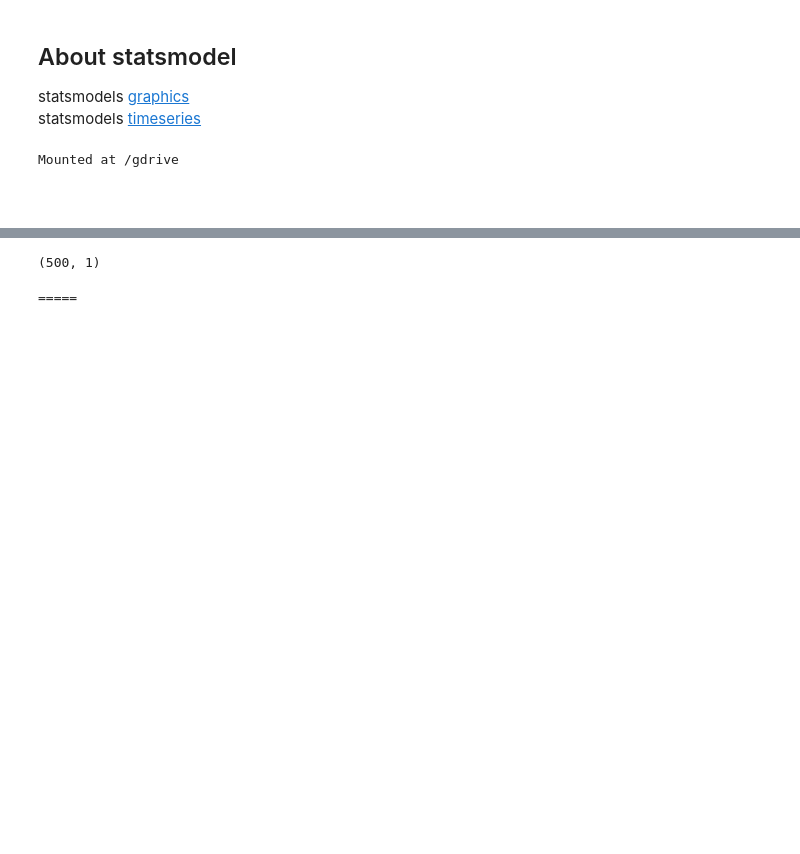
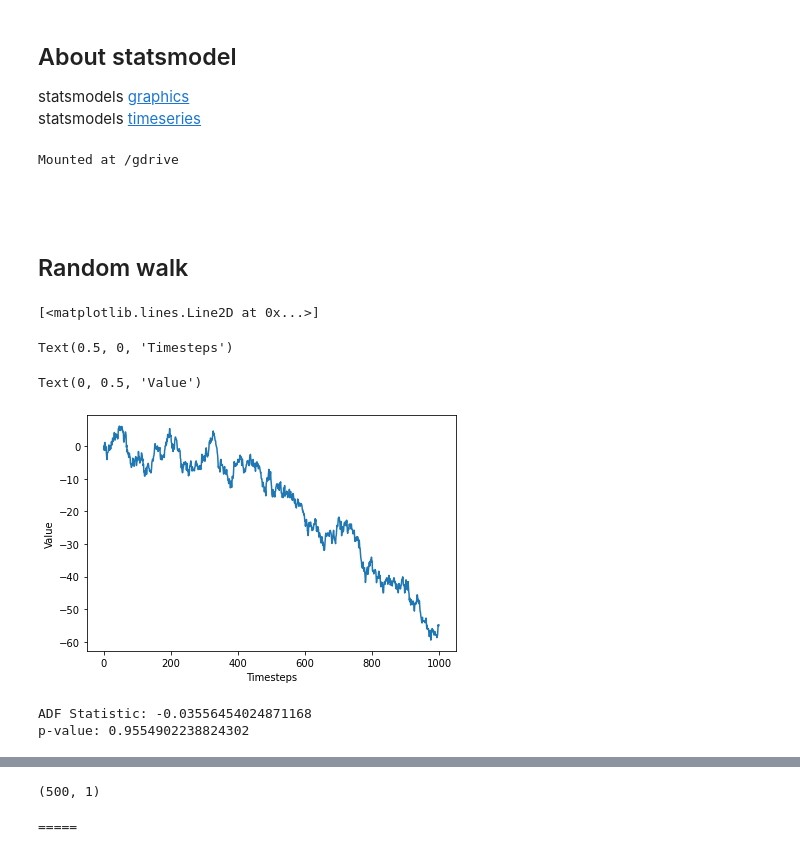
Before and after one commit to harnalashok/timeseries, a Jupyter notebook: CH04.ipynb, the cells around one changed output, grey strips where cells are left out. Drawn from its saved outputs; the diff is of its cells as text; code cells hidden in the pictures; blank space fills up the shorter version.

```diff
--- a/CH04.ipynb
+++ b/CH04.ipynb
@@ -33,3 +34,30 @@ Mounted at /gdrive
 # %%
 path = "/gdrive/MyDrive/Colab_data_files/time_series"
 path = pathlib.Path(path)
+# %% [markdown]
+## Random walk
+# %%
+steps = np.random.standard_normal(1000)
+steps[0]=0
+random_walk = np.cumsum(steps)
+# %%
+fig, ax = plt.subplots()
+
+ax.plot(random_walk)
+ax.set_xlabel('Timesteps')
+ax.set_ylabel('Value')
+
+plt.tight_layout()
+# %% [output]
+[<matplotlib.lines.Line2D at 0x...>]
+Text(0.5, 0, 'Timesteps')
+Text(0, 0.5, 'Value')
+[figure, added]
+# %%
+ADF_result = adfuller(random_walk)
+
+print(f'ADF Statistic: {ADF_result[0]}')
+print(f'p-value: {ADF_result[1]}')
+# %% [output]
+ADF Statistic: -0.03556454024871168
+p-value: 0.9554902238824302
```
Also changed, not shown: parts of 13 cells of this notebook.
